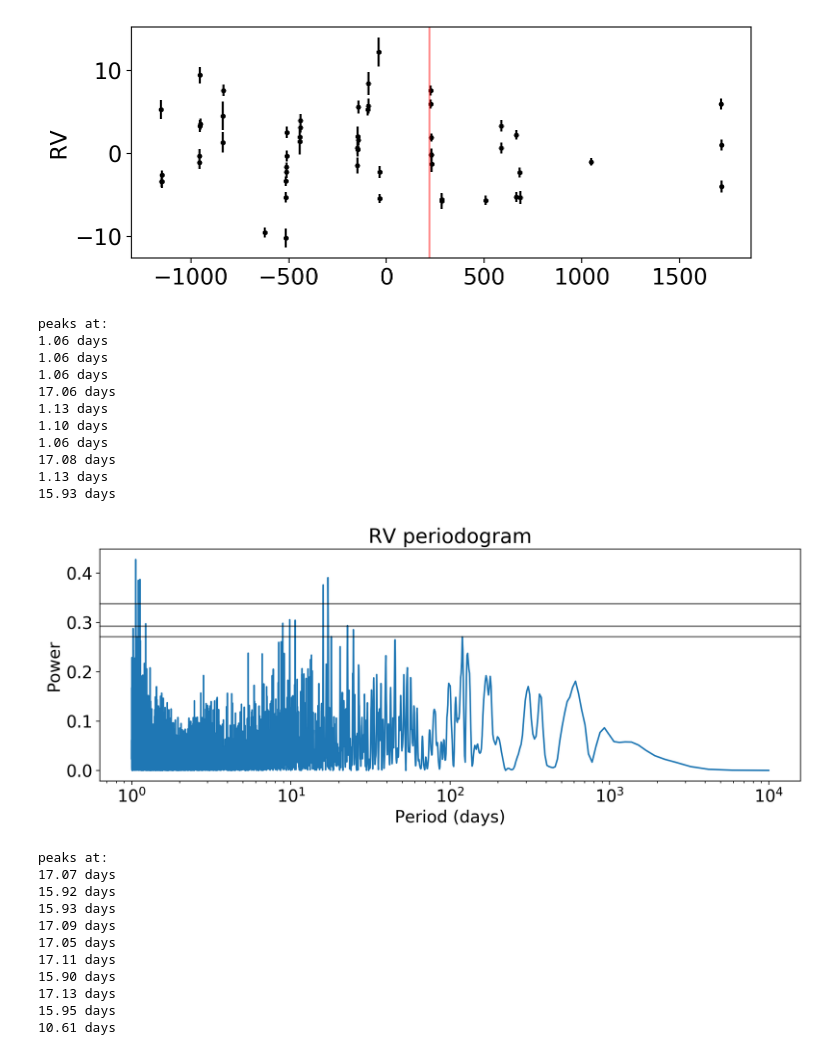
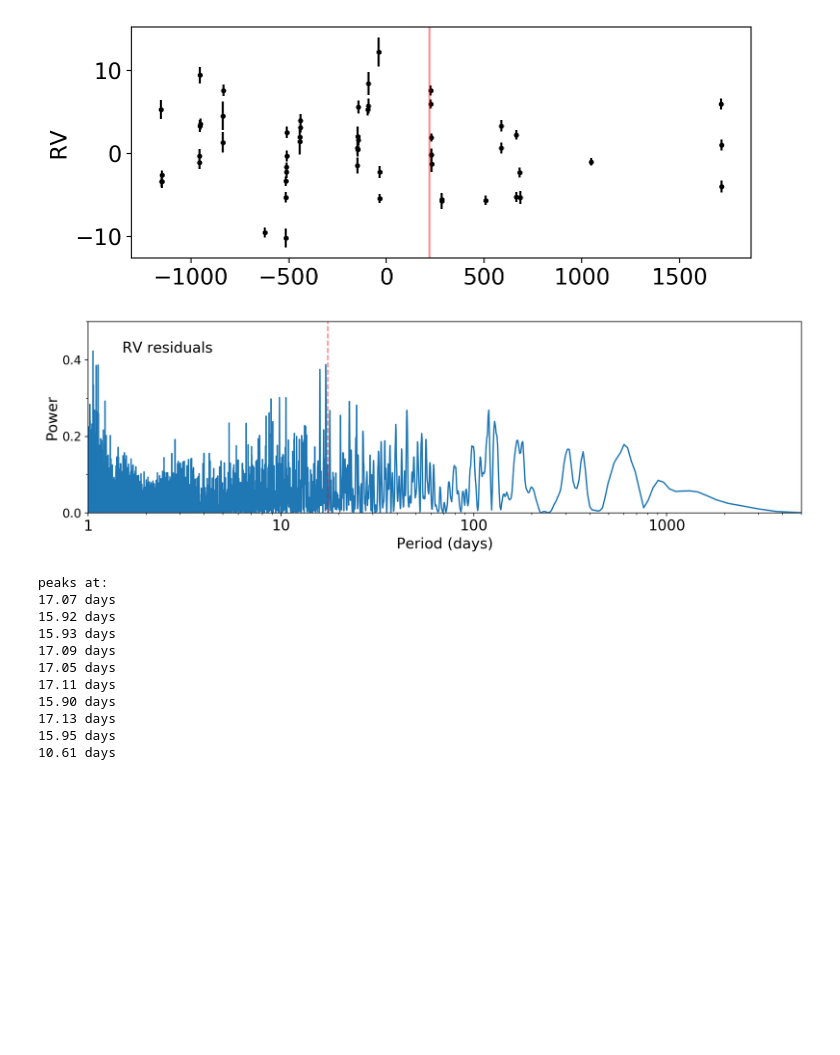
Before and after one commit to megbedell/tesstwin, a Jupyter notebook: notebooks/exoplanet/rv_fit.ipynb, the cells around one changed output. Drawn from its saved outputs; the diff is of its cells as text; code cells hidden in the pictures; blank space fills up the shorter version.

Commit message:
nicer plots

```diff
--- a/notebooks/exoplanet/rv_fit.ipynb
+++ b/notebooks/exoplanet/rv_fit.ipynb
@@ -25,6 +25,8 @@ import pymc3 as pm
 import theano.tensor as tt
 
 import exoplanet as xo
+# %%
+plot_dir = '../../paper/figures/'
 # %%
 # Stellar parameters
 with open(base_dir + "mass_radius.json", "r") as f:
@@ -104,7 +106,7 @@ fig,ax = plt.subplots(1,1,figsize=(12,4))
 ax.plot(1./freq, power)
 #ax.axvline(periods, c='r', alpha=0.5)
 for f in fal:
-    ax.axhline(f, c='k', alpha=0.5)
+    ax.axhline(f, c='k', alpha=0.5, ls='--')
 ax.set_xscale('log')
 ax.set_title('RV periodogram')
 ax.set_xlabel('Period (days)')
@@ -373,38 +433,31 @@ ax1.set_ylabel('RV');
 # %%
 y_rv_resids = y_rv - map_soln['bkg']
 
 ls = LombScargle(x_rv, y_rv_resids, yerr_rv)
-freq, power = ls.autopower(minimum_frequency=1.e-4,
-                                                   maximum_frequency=1.)
+freq, power = ls.autopower(minimum_frequency=2.e-4, maximum_frequency=1.)
+
 probabilities = [0.1, 0.05, 0.01]
 fal = ls.false_alarm_level(probabilities)
 
 fig,ax = plt.subplots(1,1,figsize=(12,4))
 ax.plot(1./freq, power)
-#ax.axvline(periods, c='r', alpha=0.5)
+ax.axvline(17.47114, c='r', alpha=0.5, ls='--')
 for f in fal:
-    ax.axhline(f, c='k', alpha=0.5)
+    ax1.axhline(f, c='k', alpha=0.5, ls='--')
+ax.text(1.5, 0.42, 'RV residuals')
 ax.set_xscale('log')
-ax.set_title('RV periodogram')
 ax.set_xlabel('Period (days)')
 ax.set_ylabel('Power')
-print("peaks at:")
-sorted_peaks = 1./freq[np.argsort(power)[::-1]]
-for i in range(10):
-    print("{0:.2f} days".format(sorted_peaks[i]))
+ax.set_xlim([1.,5.e3])
+ax.set_ylim([0.,0.5])
+ax.set_yticks([0.,0.2,0.4], minor=False)
+ax.set_yticks([0.1,0.3,0.5], minor=True)
+ax.tick_params(labelsize='small', axis='y')
+ax.set_xticklabels(['0.1','1', '10', '100', '1000'])
+fig.tight_layout()
+plt.savefig(plot_dir+'periodogram_resids1.pdf');
 # %% [output]
-peaks at:
-1.06 days
-1.06 days
-1.06 days
-17.06 days
-1.13 days
-1.10 days
-1.06 days
-17.08 days
-1.13 days
-15.93 days
-[figure, old version]
+[figure, new version]
 # %%
 ls = LombScargle(x_rv, y_rv_resids, yerr_rv)
 freq, power = ls.autopower(minimum_frequency=1./30.,
```
Also changed, not shown: parts of 7 cells of this notebook, 5 other files.
